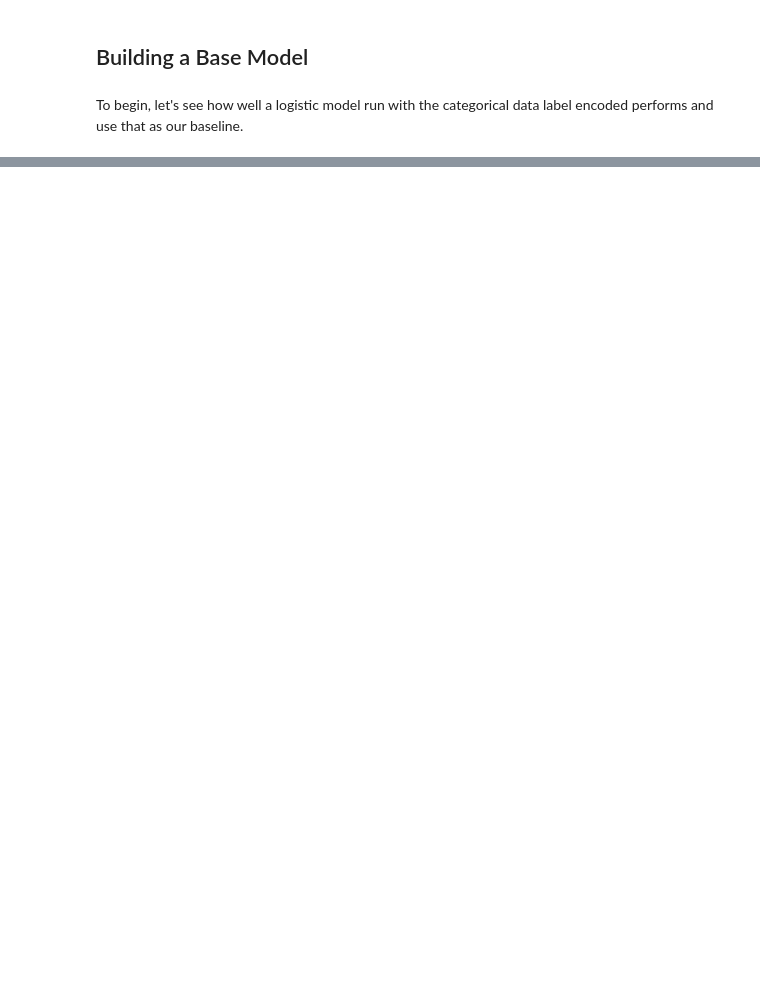
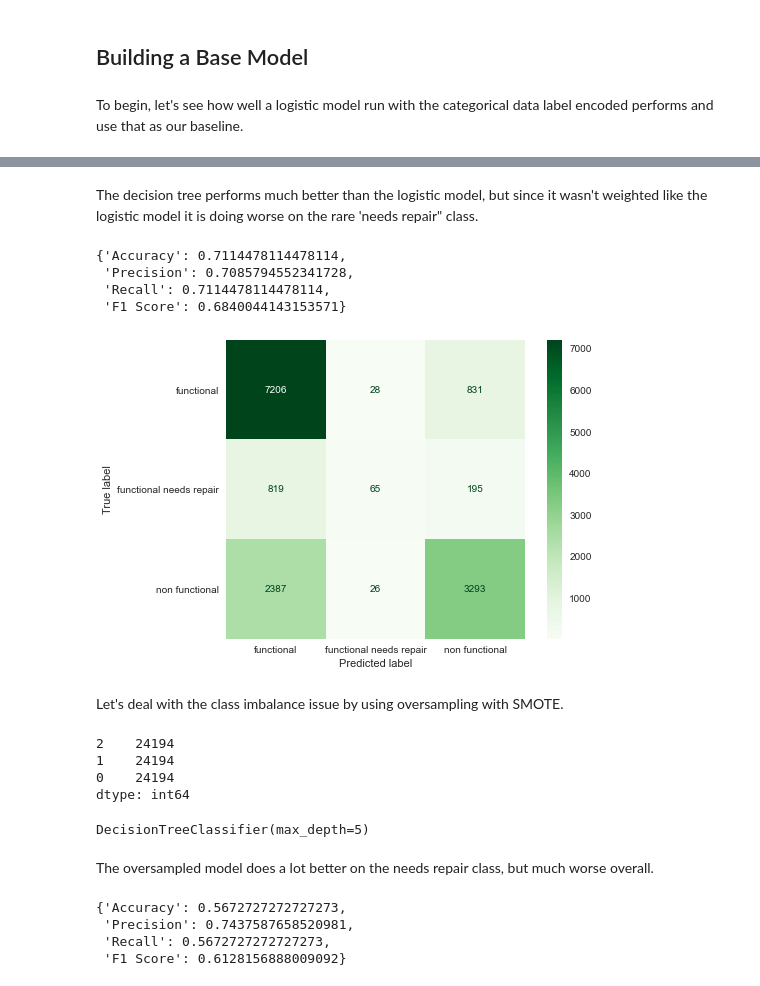
Before and after one commit to nonlocal-lia/pump_it_up_competition, a Jupyter notebook: technical_notebook.ipynb, the cells around one changed output, grey strips where cells are left out. Cells and saved outputs as stored; diff of their text form; code cells hidden in the pictures; blank space fills up the shorter version.

```diff
--- a/technical_notebook.ipynb
+++ b/technical_notebook.ipynb
@@ -14,3 +8,20 @@ from geopy.geocoders import Nominatim
+# %%
+import pandas as pd
+import numpy as np
+import code.data_preparation as dp
+import code.visualizations as viz
+from geopy.geocoders import Nominatim
+from sklearn.model_selection import train_test_split
+from sklearn.preprocessing import StandardScaler, LabelEncoder, OneHotEncoder, OrdinalEncoder
+from sklearn.linear_model import LogisticRegression
+from sklearn.compose import ColumnTransformer
+from sklearn.pipeline import Pipeline
+from sklearn.metrics import accuracy_score, recall_score, f1_score, precision_score
+from sklearn.metrics import confusion_matrix, ConfusionMatrixDisplay
+from imblearn.over_sampling import SMOTE, ADASYN
+import pickle
+import matplotlib.pyplot as plt
+plt.style.use('seaborn')
 # %% [markdown]
 Here is the data provided.
 # %%
@@ -940,3 +650,11 @@ train_labels.status_group.value_counts()
 ## Building a Base Model
 # %% [markdown]
 To begin, let's see how well a logistic model run with the categorical data label encoded performs and use that as our baseline.
+# %%
+with open('data/clean_training_values.pickle', 'rb') as file:
+    X = pickle.load(file)
+# %%
+# Permit and public_meeting were mixed datatypes after unknown was added to fill Nan values
+# Needs to be single type for use of encoder
+X['permit'] = X.permit.astype('str')
+X['public_meeting'] = X.public_meeting.astype('str')
@@ -942,0 +663,4 @@ To begin, let's see how well a logistic model run with the categorical data labe
+# %%
+y_label = LabelEncoder()
+y = y_label.fit_transform(train_labels['status_group'])
+X_train, X_test, y_train, y_test = train_test_split(X, y, random_state=42, stratify=y)
@@ -942,0 +832,17 @@ To begin, let's see how well a logistic model run with the categorical data labe
+# %% [markdown]
+The decision tree performs much better than the logistic model, but since it wasn't weighted like the logistic model it is doing worse on the rare 'needs repair" class.
+# %%
+get_scores(pipe_tree, X_test, y_test)
+# %% [output]
+{'Accuracy': 0.7114478114478114,
+ 'Precision': 0.7085794552341728,
+ 'Recall': 0.7114478114478114,
+ 'F1 Score': 0.6840044143153571}
+# %%
+ConfusionMatrixDisplay.from_estimator(pipe_forest, X_test, y_test, display_labels=y_label.classes_, cmap="Greens")
+plt.grid(False)
+plt.show()
+# %% [output]
+[figure, added]
+# %% [markdown]
+Let's deal with the class imbalance issue by using oversampling with SMOTE.
@@ -942,0 +856,22 @@ To begin, let's see how well a logistic model run with the categorical data labe
+# %%
+print(pd.Series(y_train_resampled).value_counts())
+# %% [output]
+2    24194
+1    24194
+0    24194
+dtype: int64
+# %%
+over_tree = DecisionTreeClassifier(criterion='gini', max_depth=5)
+over_tree.fit(X_train_resampled, y_train_resampled)
+# %% [output]
+DecisionTreeClassifier(max_depth=5)
+# %% [markdown]
+The oversampled model does a lot better on the needs repair class, but much worse overall.
+# %%
+X_test_encoded = pipe_presamp.transform(X_test)
+get_scores(over_tree, X_test_encoded, y_test)
+# %% [output]
+{'Accuracy': 0.5672727272727273,
+ 'Precision': 0.7437587658520981,
+ 'Recall': 0.5672727272727273,
+ 'F1 Score': 0.6128156888009092}
```
Also changed, not shown: parts of 117 cells of this notebook.
